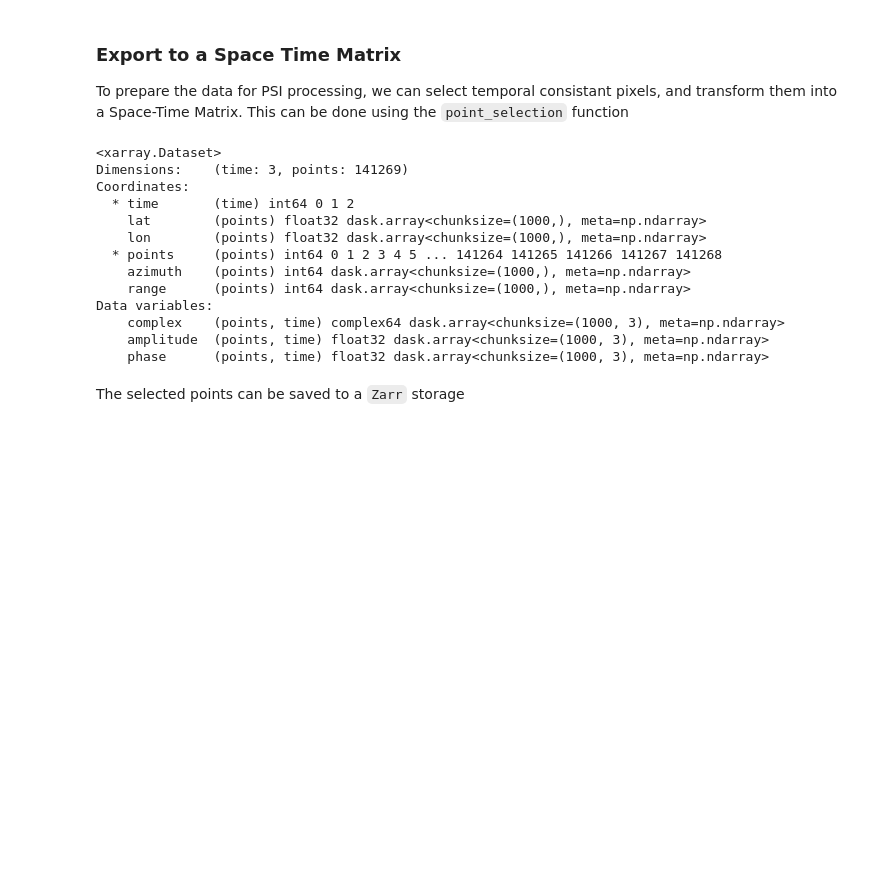
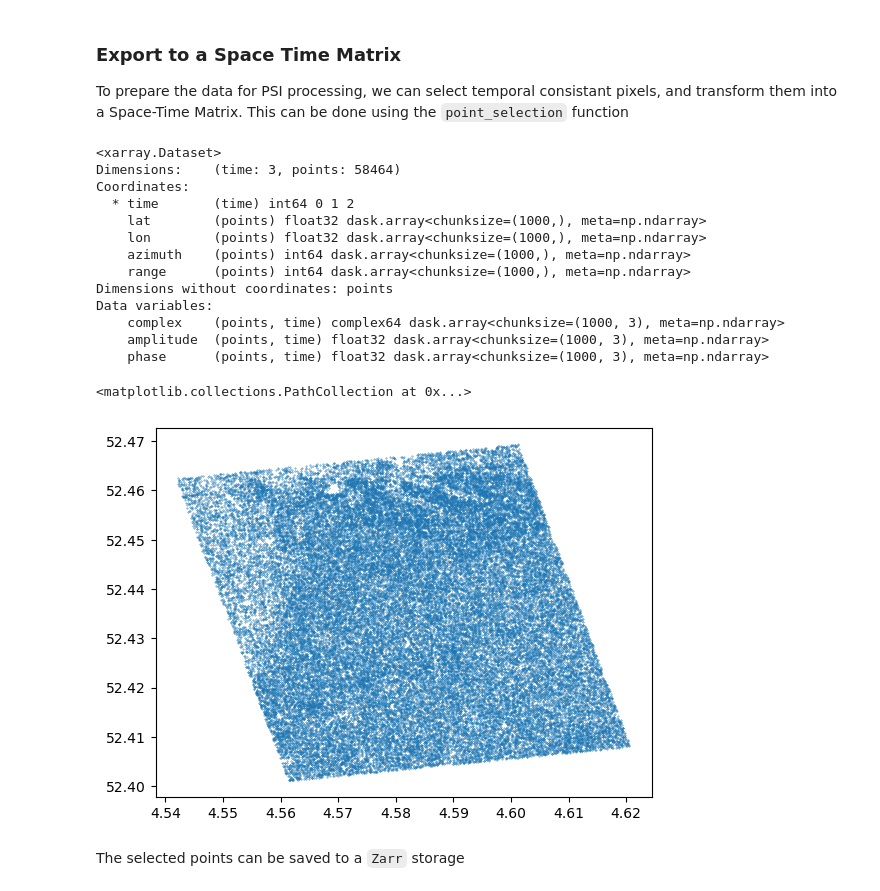
Before and after one commit to TUDelftGeodesy/sarxarray, a Jupyter notebook: examples/demo_sarxarray.ipynb, the cells around one changed output. Drawn from its saved outputs; the diff is of its cells as text; code cells hidden in the pictures; blank space fills up the shorter version.

```diff
--- a/examples/demo_sarxarray.ipynb
+++ b/examples/demo_sarxarray.ipynb
@@ -266,25 +266,32 @@ mrm_subset.plot(robust=True, ax=ax)
 To prepare the data for PSI processing, we can select temporal consistant pixels, and transform them into a Space-Time Matrix. This can be done using the `point_selection` function
 # %%
 # Select a subset
-stack_subset = stack.sel(azimuth=range(6000,6500), range=range(11000,11500))
+stack_subset = stack.sel(azimuth=range(5000,5500), range=range(10000,11000))
 
 # Perform point selection
-stm = stack_subset.slcstack.point_selection(threshold=2, method="amplitude_dispersion")
+stm = stack_subset.slcstack.point_selection(threshold=0.15, method="amplitude_dispersion")
 stm
 # %% [output]
 <xarray.Dataset>
-Dimensions:    (time: 3, points: 141269)
+Dimensions:    (time: 3, points: 58464)
 Coordinates:
   * time       (time) int64 0 1 2
     lat        (points) float32 dask.array<chunksize=(1000,), meta=np.ndarray>
     lon        (points) float32 dask.array<chunksize=(1000,), meta=np.ndarray>
-  * points     (points) int64 0 1 2 3 4 5 ... 141264 141265 141266 141267 141268
     azimuth    (points) int64 dask.array<chunksize=(1000,), meta=np.ndarray>
     range      (points) int64 dask.array<chunksize=(1000,), meta=np.ndarray>
+Dimensions without coordinates: points
 Data variables:
     complex    (points, time) complex64 dask.array<chunksize=(1000, 3), meta=np.ndarray>
     amplitude  (points, time) float32 dask.array<chunksize=(1000, 3), meta=np.ndarray>
     phase      (points, time) float32 dask.array<chunksize=(1000, 3), meta=np.ndarray>
+# %%
+from matplotlib import pyplot as plt
+fig, ax = plt.subplots()
+plt.scatter(stm.lon.data, stm.lat.data, s=0.1)
+# %% [output]
+<matplotlib.collections.PathCollection at 0x...>
+[figure, added]
 # %% [markdown]
 The selected points can be saved to a `Zarr` storage
 # %%
```
Also changed, not shown: parts of 2 cells of this notebook.
